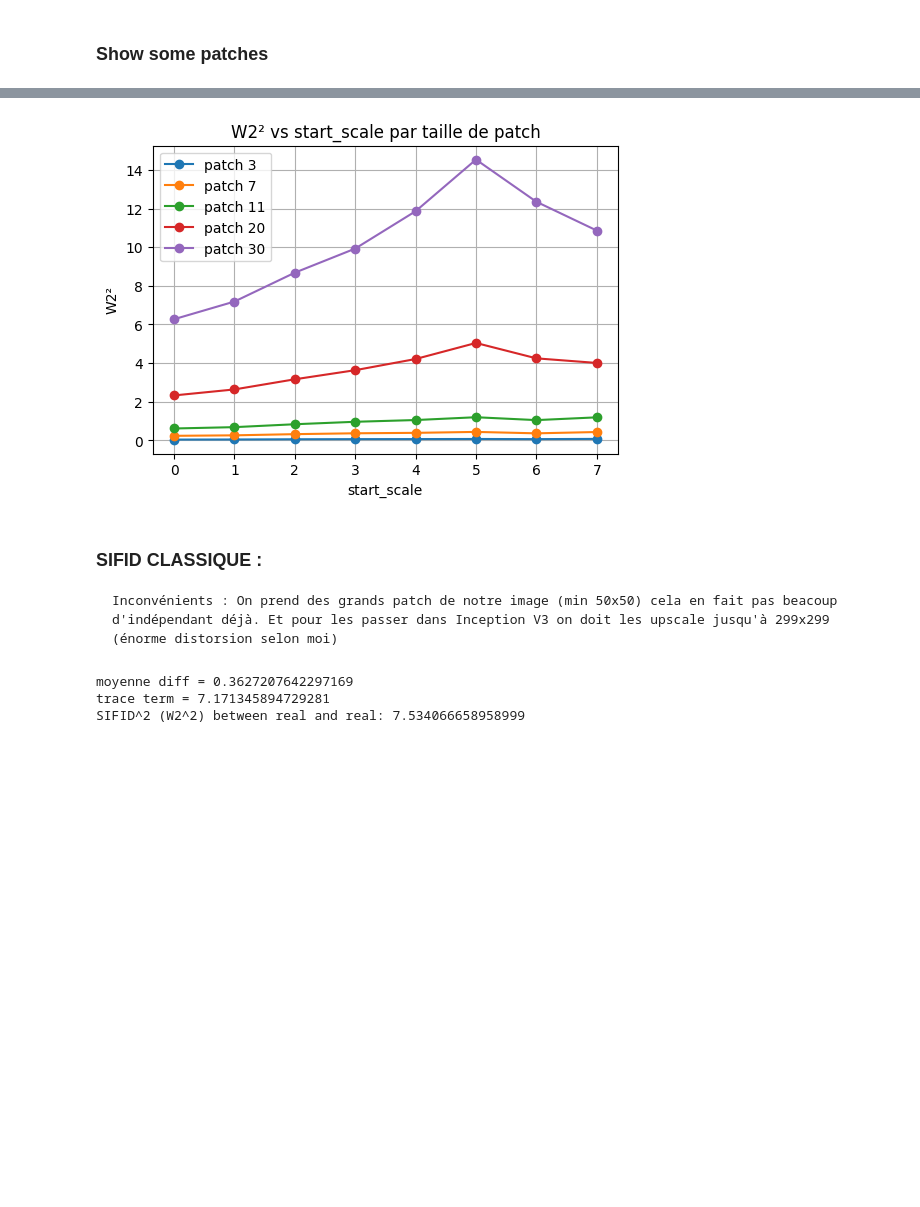
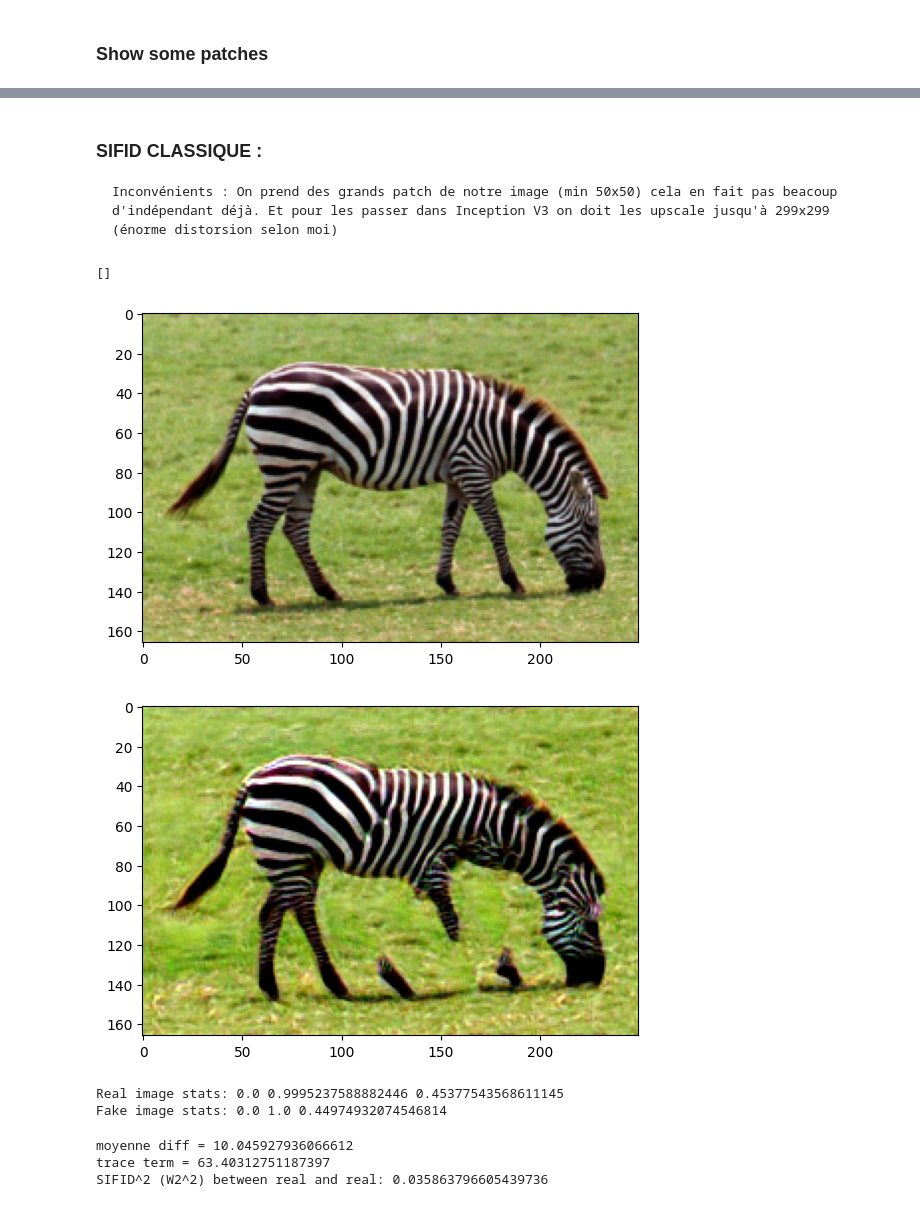
Before and after one commit to Loudwig/SinGan, a Jupyter notebook: evaluate_model.ipynb, the cells around one changed output, grey strips where cells are left out. Saved outputs shown, nothing was run; the diff lists cells and outputs as text; code cells hidden in the pictures; blank space fills up the shorter version.

```diff
--- a/evaluate_model.ipynb
+++ b/evaluate_model.ipynb
@@ -460,15 +283,3 @@ plt.show()
-# %%
-plt.figure(figsize=(6,4))
-for ps in patch_sizes:
-    plt.plot(start_scales, w2_results[ps], marker='o', label=f'patch {ps}')
-plt.xlabel('start_scale')
-plt.ylabel('W2²')
-plt.title('W2² vs start_scale par taille de patch')
-plt.legend()
-plt.grid(True)
-plt.show()
-# %% [output]
-[figure, removed]
 # %% [markdown]
 ### SIFID CLASSIQUE :
 
@@ -602,49 +413,60 @@ def compute_sifid(real_img: torch.Tensor,
     real_patches = extract_random_patches(real_img.clamp(-1,1),
                                           patch_size, num_patches)  # (N, C, ps, ps)
     fake_patches = extract_random_patches(fake_img.clamp(-1,1),
                                           patch_size, num_patches)
 
     # 2) Preprocess for Inception (resize+normalize)
     real_inp = preprocess_patches_for_inception(real_patches.to(device))  # (N,3,299,299)
     fake_inp = preprocess_patches_for_inception(fake_patches.to(device))
 
     # 3) Run through Inception to get pool3 features (2048 dim)
     #    InceptionV3_Pool3 already returns (N, 2048)
     with torch.no_grad():
         feat_real = inception_model(real_inp)
         feat_fake = inception_model(fake_inp)
 
     # 4) Convert to double precision for stable covariance
     feat_real = feat_real.double()
     feat_fake = feat_fake.double()
 
     # 5) Compute mean & covariance
     mu_r, Sigma_r = get_gaussian_params(feat_real)  # from your helper
     mu_f, Sigma_f = get_gaussian_params(feat_fake)
 
     # 6) Compute W2^2 (Fréchet) between the two Gaussians
     w2sq = wasserstein_2_gaussian_eig(mu_r, Sigma_r, mu_f, Sigma_f,
                                       eps=eps, debug=True)
     # Clamp in case of small negative numeric drift
     return float(torch.clamp(w2sq, min=0.0).item())
 
-
-fake11 = generate_multiscale(start_scale=loaded_N-1, Generators=loaded_generators)[-1].cpu().squeeze()
-fake01 = (fake11.clamp(-1, 1) + 1) / 2
-
-
-real = real_img01.to(device)         # (3, H, W), values in [0,1] or [-1,1]
-fake = fake01[0].to(device)   # take the first fake sample (3, H, W)
-
-sifid_value = compute_sifid(real, real,
-                           patch_size=50,
-                           num_patches=1000,   # you can sample more for stability
-                           eps=1e-12)
-print("SIFID^2 (W2^2) between real and real:", sifid_value)
+plt.figure()
+plt.imshow(to_pil_image(real_img01))
+plt.plot()
+plt.figure()
+plt.imshow(to_pil_image(fake_tensor01[0]))
+plt.plot()
 # %% [output]
-moyenne diff = 0.3627207642297169
-trace term = 7.171345894729281
-SIFID^2 (W2^2) between real and real: 7.534066658958999
+[]
+[figure, added]
+[figure, added]
+# %%
+print("Real image stats:", real_img01.min().item(), real_img01.max().item(), real_img01.mean().item())
+print("Fake image stats:", fake_tensor01[0].min().item(), fake_tensor01[0].max().item(), fake_tensor01[0].mean().item())
+# %% [output]
+Real image stats: 0.0 0.9995237588882446 0.45377543568611145
+Fake image stats: 0.0 1.0 0.44974932074546814
+# %%
+
+sifid_value = compute_sifid(real_img01, fake_tensor01[0],
+                           patch_size=30,
+                           num_patches=1000,   # you can sample more for stability
+                           eps=1e-12)
+
+print("SIFID^2 (W2^2) between real and fake:", sifid_value)
+# %% [output]
+moyenne diff = 10.045927936066612
+trace term = 63.40312751187397
+SIFID^2 (W2^2) between real and real: 0.035863796605439736
 # %%
 inception = models.inception_v3(weights=models.Inception_V3_Weights.DEFAULT, transform_input=False).to(device)
 inception.eval()
```
Also changed, not shown: parts of 26 cells of this notebook, 19 other files.
